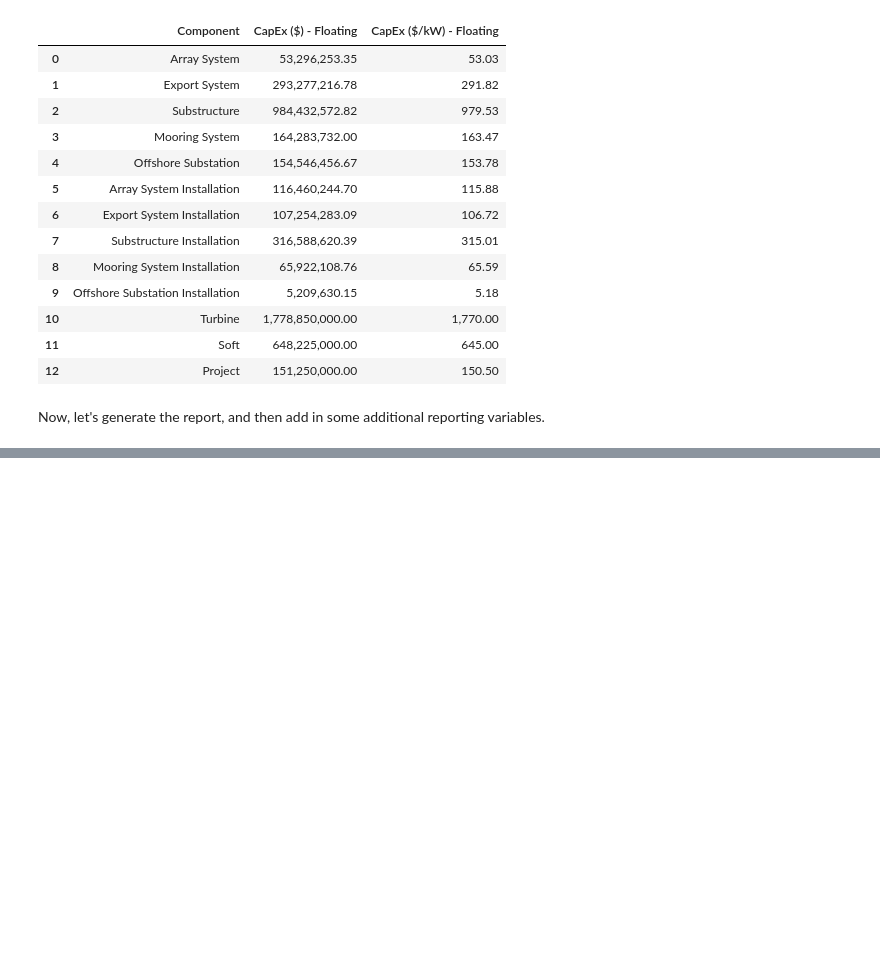
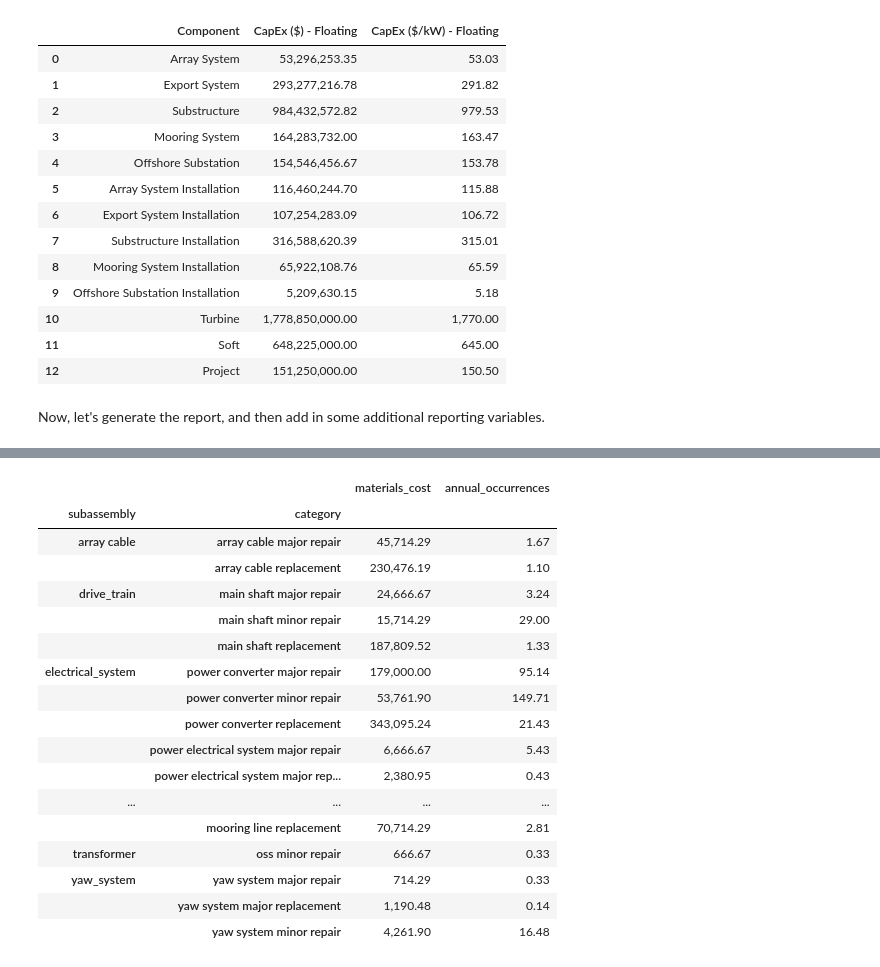
Before and after one commit to NREL/WAVES, a Jupyter notebook: examples/example-floating-deep.ipynb, the cells around one changed output, grey strips where cells are left out. Cells and saved outputs as stored; diff of their text form; code cells hidden in the pictures; blank space fills up the shorter version.

```diff
--- a/examples/example-floating-deep.ipynb
+++ b/examples/example-floating-deep.ipynb
@@ -379,0 +380,12 @@ project_floating.wombat.metrics.equipment_costs(frequency="annual", by_equipment
+# %%
+# Years is dependent on if the weather profile contains leap years. In the COREWIND
+# data, this is the case, so 365.25 should be used in place of 365
+years = round((project_floating.wombat.env.end_datetime - project_floating.wombat.env.start_datetime).days / 365.25, 2)
+
+#print(years)
+
+metrics = project_floating.wombat.metrics
+
+#print(metrics)
+ev = project_floating.wombat.metrics.events
+#print(ev)
@@ -379,0 +399,13 @@ project_floating.wombat.metrics.equipment_costs(frequency="annual", by_equipment
+# %%
+materials = (
+    ev
+    .loc[
+        ev.materials_cost.gt(0)
+        #& ev.request_id.startsiwth("RPR"),  # NOTE: remove this filter to include maintenance costs
+        & ev.request_id.str.startswith("RPR"),  # NOTE: remove this filter to include maintenance costs
+        ["part_name", "reason", "materials_cost"]
+]
+)
+materials.loc[materials.part_name.str.startswith("ARR"), "part_name"] = "array cable"
+materials.loc[materials.part_name.str.startswith("EXP"), "part_name"] = "export cable"
+total_materials = materials.groupby(["part_name", "reason"]).sum() / years
@@ -379,0 +441,17 @@ project_floating.wombat.metrics.equipment_costs(frequency="annual", by_equipment
+# %%
+timing = (
+    metrics
+    .process_times()[["N"]]
+    .rename(columns={"N": "annual_occurrences"})
+    / years
+)
+
+average_failures_costs = (
+    total_materials
+    .reset_index(drop=False)
+    .rename(columns={"part_name": "subassembly", "reason": "category"})
+    .set_index("category")
+    .join(timing)
+    .reset_index(drop=False)
+    .set_index(["subassembly", "category"])
+)
@@ -379,0 +479,21 @@ project_floating.wombat.metrics.equipment_costs(frequency="annual", by_equipment
+# %%
+average_failures_costs
+# %% [output]
+|  |  | materials_cost | annual_occurrences |
+| subassembly | category |  |  |
+| array cable | array cable major repair | 45,714.29 | 1.67 |
+|  | array cable replacement | 230,476.19 | 1.10 |
+| drive_train | main shaft major repair | 24,666.67 | 3.24 |
+|  | main shaft minor repair | 15,714.29 | 29.00 |
+|  | main shaft replacement | 187,809.52 | 1.33 |
+| electrical_system | power converter major repair | 179,000.00 | 95.14 |
+|  | power converter minor repair | 53,761.90 | 149.71 |
+|  | power converter replacement | 343,095.24 | 21.43 |
+|  | power electrical system major repair | 6,666.67 | 5.43 |
+|  | power electrical system major rep... | 2,380.95 | 0.43 |
+| ... | ... | ... | ... |
+|  | mooring line replacement | 70,714.29 | 2.81 |
+| transformer | oss minor repair | 666.67 | 0.33 |
+| yaw_system | yaw system major repair | 714.29 | 0.33 |
+|  | yaw system major replacement | 1,190.48 | 0.14 |
+|  | yaw system minor repair | 4,261.90 | 16.48 |
```
Also changed, not shown: parts of 15 cells of this notebook, 5 other files.
